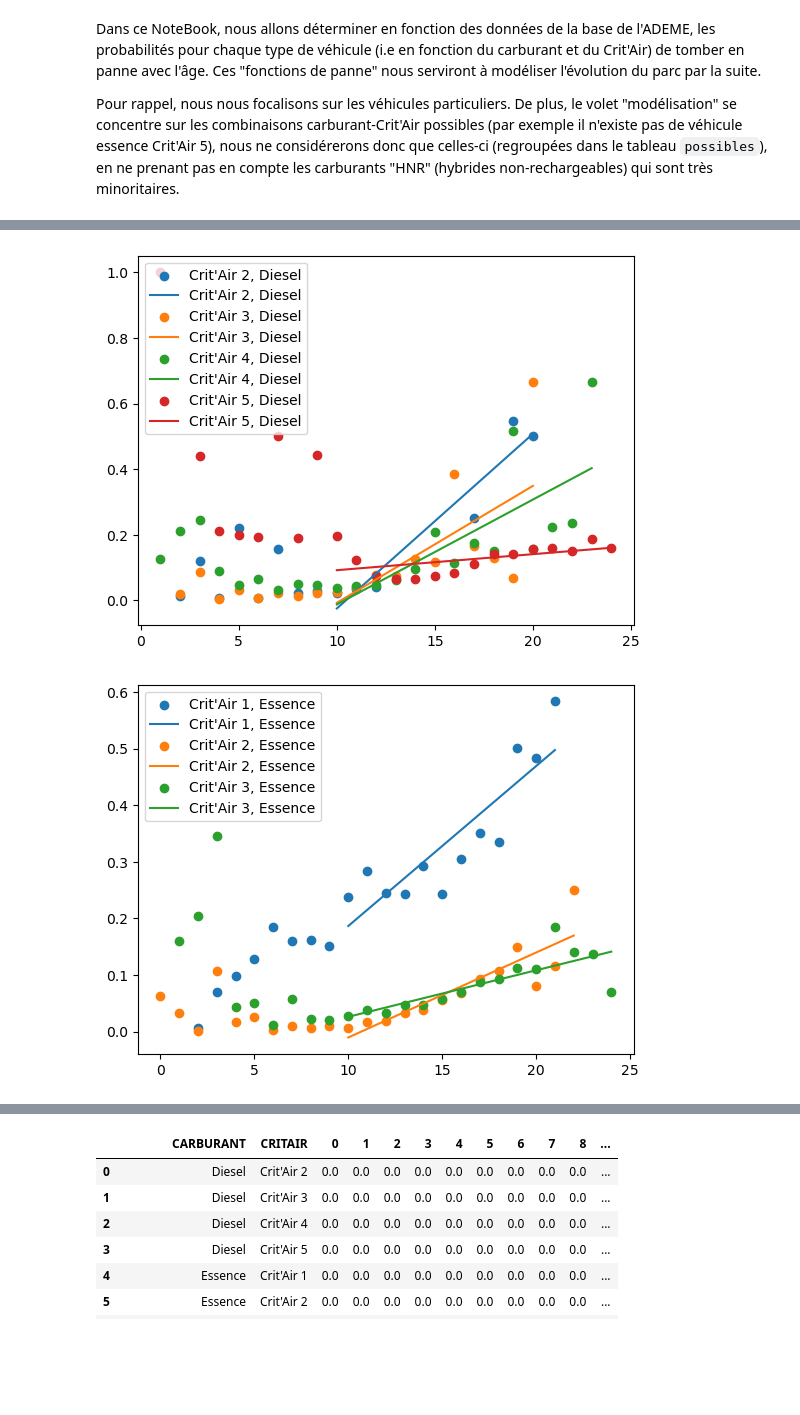
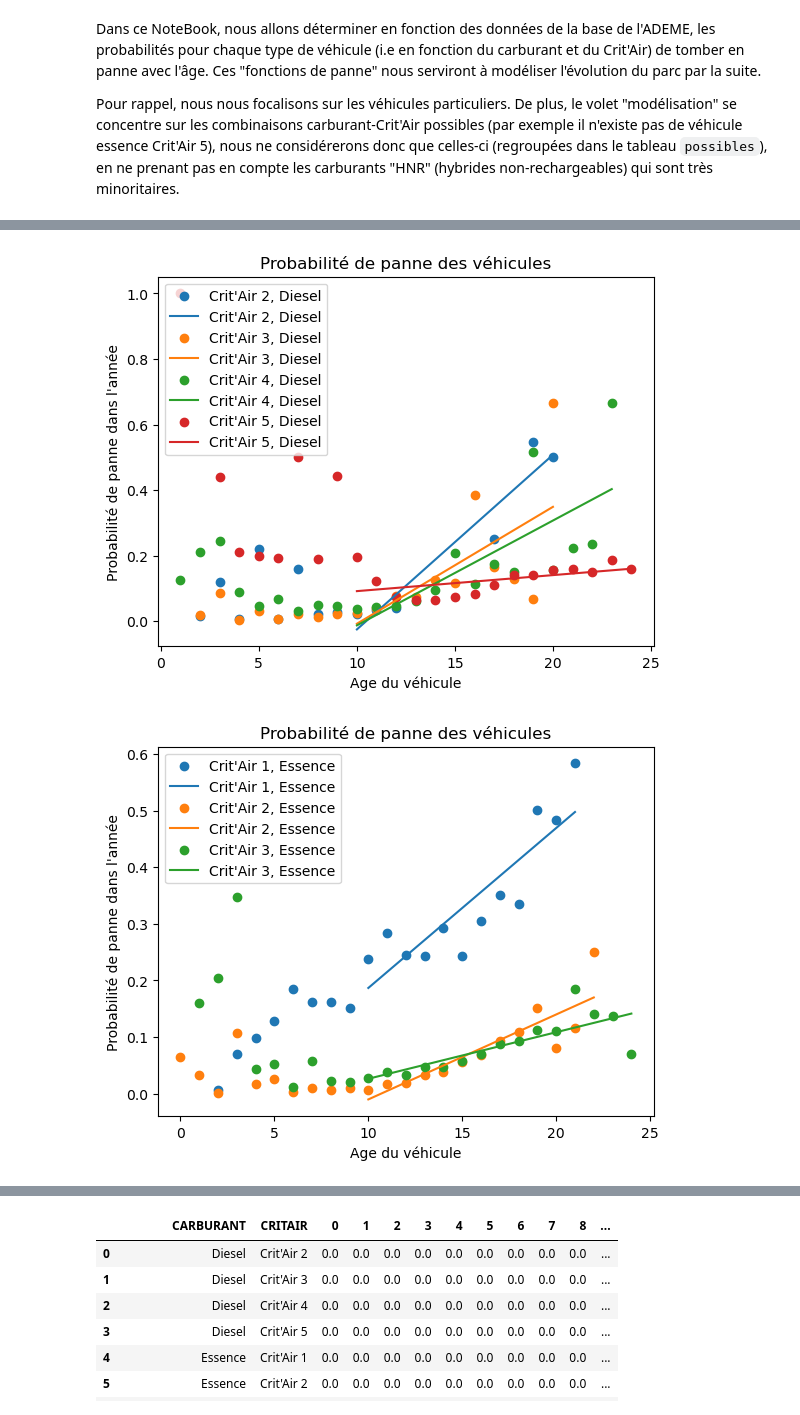
Before and after one commit to TheoLBTN/Projet-Python, a Jupyter notebook: Pannes.ipynb, the cells around one changed output, grey strips where cells are left out. Drawn from its saved outputs; the diff is of its cells as text; code cells hidden in the pictures; blank space fills up the shorter version.

Commit message:
Finalisation "Pannes"

```diff
--- a/Pannes.ipynb
+++ b/Pannes.ipynb
@@ -131,25 +131,31 @@ def plot_wt_start(carb, crit, start) :
 # %%
 # On définit l'année de départ de la régression, avant celle-ci on considère que les véhicules ne tombent pas en
 # panne, ce qui constitue une hypothèse relativement faible pour la plupart des types de véhicules
 start = 10
 
 # On plot cela pour les véhicules diesels
 for p in possibles[0:4] :
     plot_wt_start(p[0], p[1], 10)
 
+plt.xlabel("Age du véhicule")
+plt.ylabel("Probabilité de panne dans l'année")
+plt.title("Probabilité de panne des véhicules")
 plt.legend(loc="upper left")
 plt.show()
 # %% [output]
-[figure, old version]
+[figure, new version]
 # %%
 # Puis pour les véhicules essences
 for p in possibles[4:7] :
     plot_wt_start(p[0], p[1], 10)
 
+plt.xlabel("Age du véhicule")
+plt.ylabel("Probabilité de panne dans l'année")
+plt.title("Probabilité de panne des véhicules")
 plt.legend(loc="upper left")
 plt.show()
 # %% [output]
-[figure, old version]
+[figure, new version]
 # %%
 # Enfin pour les hybrides rechargeables et électriques
 for p in possibles[7:] :
```
Also changed, not shown: parts of 1 cell of this notebook.
